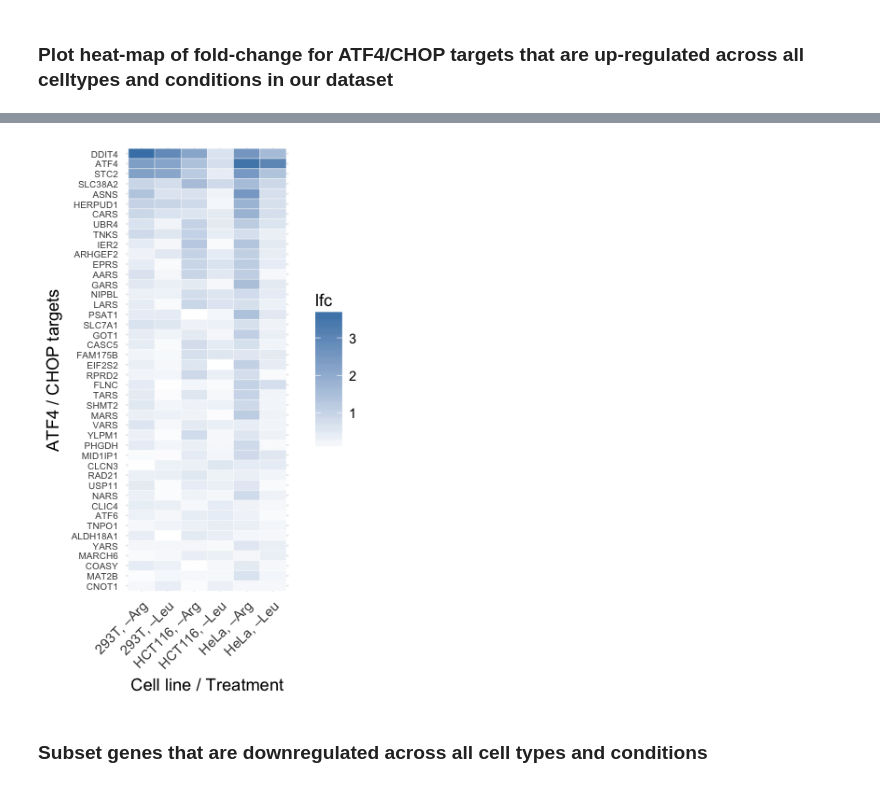
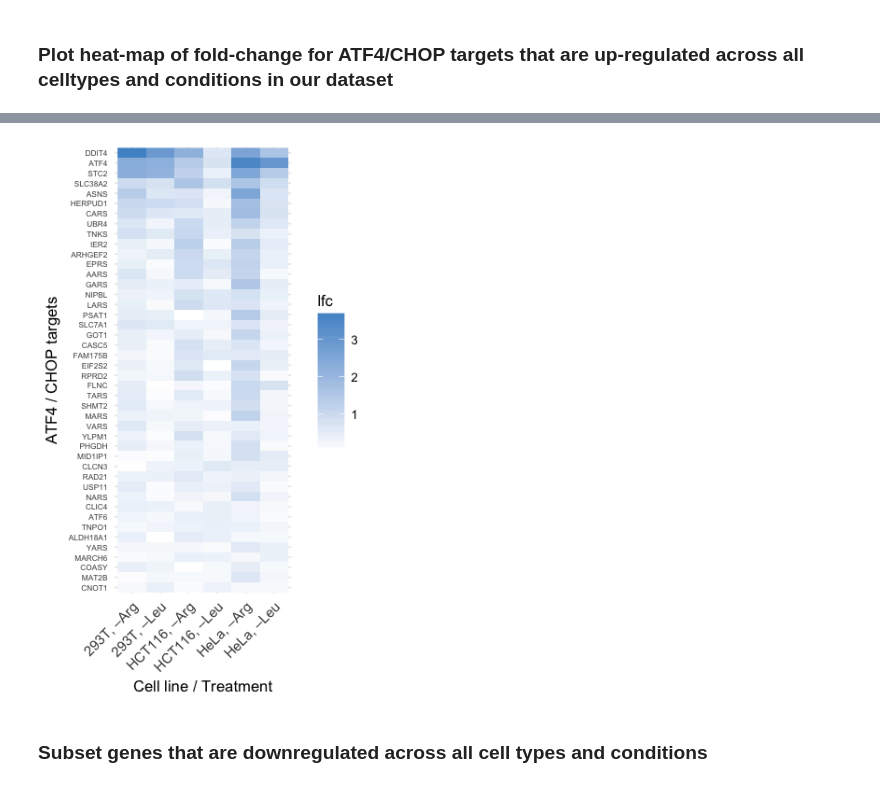
Before and after one commit to adarnell/2017_adarnell_riboseq_Rpipeline_test, a Jupyter notebook: scripts/gene_fold_change_plots.ipynb, the cells around one changed output, grey strips where cells are left out. Saved outputs shown, nothing was run; the diff lists cells and outputs as text; code cells hidden in the pictures.

```diff
--- a/scripts/gene_fold_change_plots.ipynb
+++ b/scripts/gene_fold_change_plots.ipynb
@@ -599,32 +630,32 @@ heatmapdata <- subsetlfcdata %>%
 # %%
 options(repr.plot.width = 3, repr.plot.height = 5)
 
 samplenames  <- c(
     'hct116_arg' = 'HCT116, –Arg',
     'hct116_leu' = 'HCT116, –Leu',
     'hela_arg' = 'HeLa, –Arg',
     'hela_leu' = 'HeLa, –Leu',
     'X293t_arg' = '293T, –Arg',
     'X293t_leu' = '293T, –Leu'
 )
 
 
 heatmapdata %>%
   mutate(gene_name = forcats::fct_reorder(gene_name, sum.lfc, .desc = F)) %>%
   select(-protein_id, -sum.lfc) %>%
   gather(condition, lfc, -gene_name) %>%
   mutate(condition = samplenames[condition]) %>%
   ggplot(aes(condition, gene_name)) +
-  geom_tile(aes(fill = lfc), color = 'white') +
-  scale_fill_gradient(low = 'white', high = 'steelblue') +
-  theme_minimal() +
-  theme(axis.text.x = element_text(angle = 45, hjust = 1),
-        axis.text.y = element_text(size = 6)) +
+  geom_raster(aes(fill = lfc), color = 'white') +
+  scale_fill_gradient(low = 'white', high = 'steelblue3') +
+  theme_minimal(base_family='Arial',base_size=10) +
+  theme(axis.text.x = element_text(angle = 45, hjust = 1,size=9),
+        axis.text.y = element_text(size = 5)) +
   ylab("ATF4 / CHOP targets") +
   xlab("Cell line / Treatment")
-ggsave('../figures/atf4_targets_heatmap.svg', width = 3, height = 5, units = 'in')
+ggsave('../figures/atf4_targets_all3celllines3h_heatmap.svg', width = 3, height = 5, units = 'in')
 # %% [output]
-[figure, old version]
+[figure, new version]
 # %% [markdown]
 ### Subset genes that are downregulated across all cell types and conditions
 # %%
```
Also changed, not shown: parts of 21 cells of this notebook, 6 other files.
